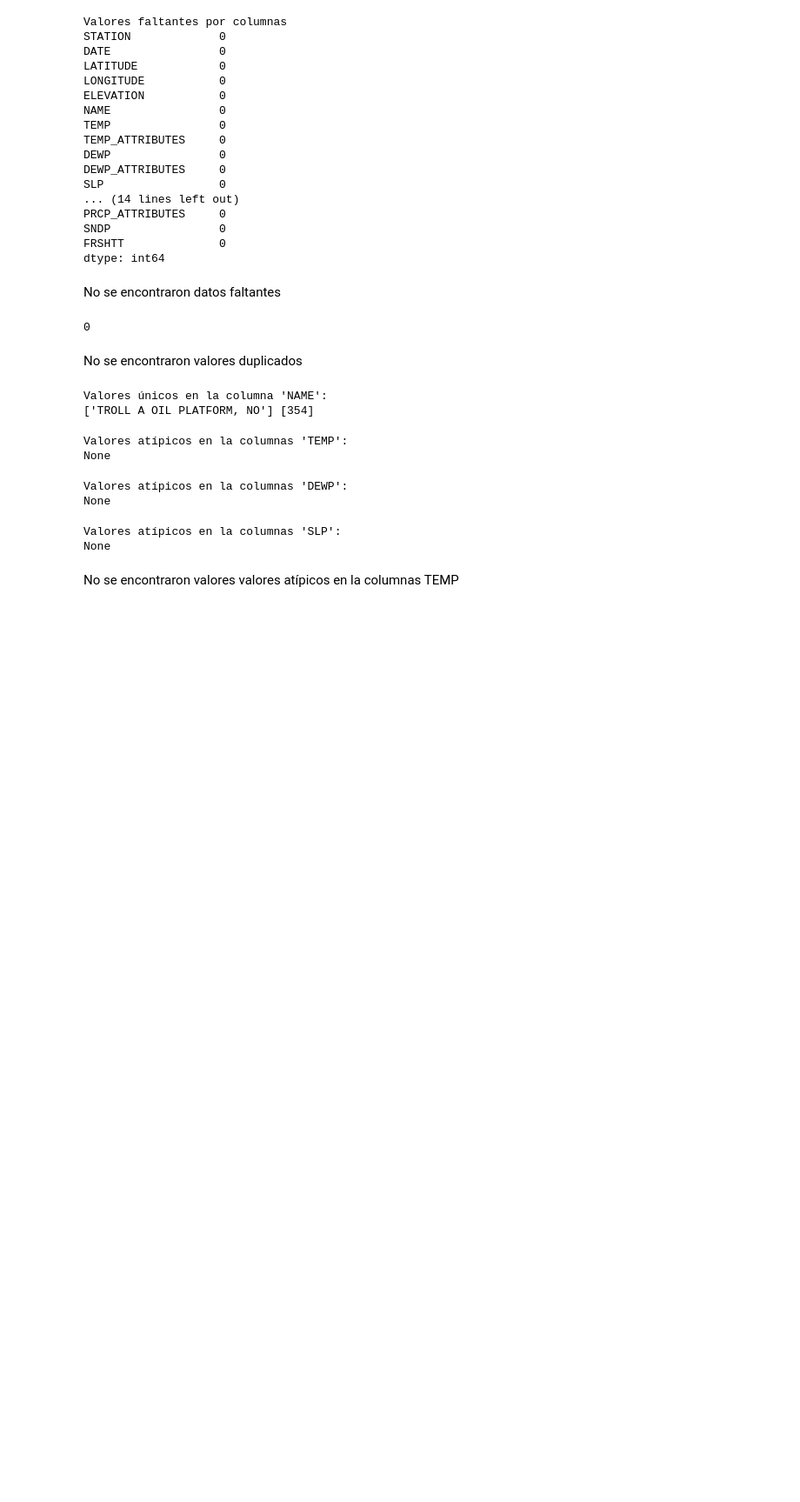
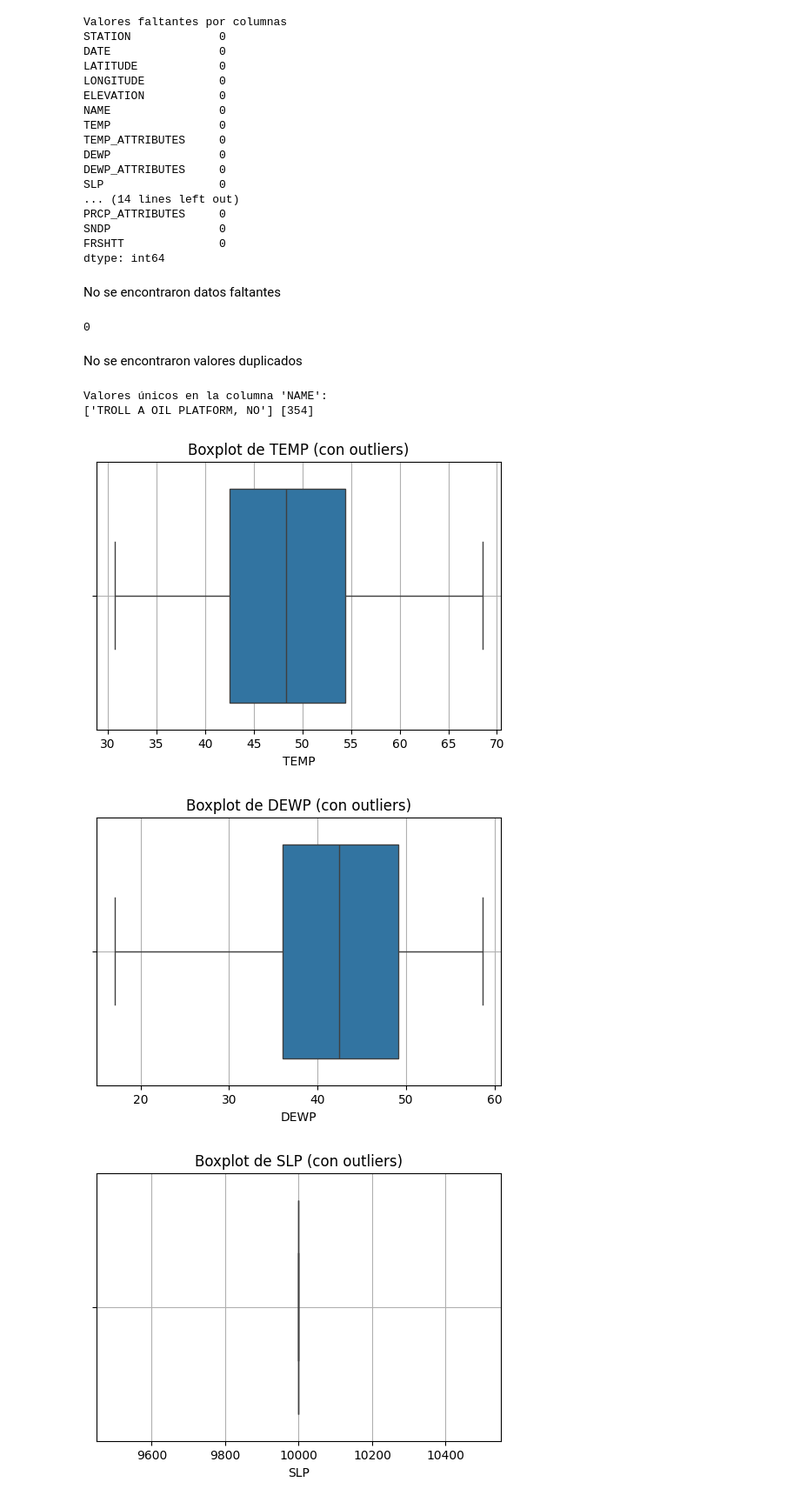
Before and after one commit to SaitoM17/analisis_del_clima_mundial_NOAA, a Jupyter notebook: notebooks/1_exploracion_datos.ipynb, the cells around one changed output. Shown at 87% size. Saved outputs shown, nothing was run; the diff lists cells and outputs as text; code cells hidden in the pictures; blank space fills up the shorter version.

```diff
--- a/notebooks/1_exploracion_datos.ipynb
+++ b/notebooks/1_exploracion_datos.ipynb
@@ -105,23 +107,0 @@ def deteccion_outliers_iqr(data):
-# %%
-outliers_temp = deteccion_outliers_iqr(df_troll_a_2024['TEMP'])
-print("\nValores atípicos en la columnas 'TEMP': ")
-print(outliers_temp)
-# %% [output]
-Valores atípicos en la columnas 'TEMP':
-None
-# %%
-outliers_DEWP = deteccion_outliers_iqr(df_troll_a_2024['DEWP'])
-print("\nValores atípicos en la columnas 'DEWP': ")
-print(outliers_DEWP)
-# %% [output]
-Valores atípicos en la columnas 'DEWP':
-None
-# %%
-outliers_SLP = deteccion_outliers_iqr(df_troll_a_2024['SLP'])
-print("\nValores atípicos en la columnas 'SLP': ")
-print(outliers_SLP)
-# %% [output]
-Valores atípicos en la columnas 'SLP':
-None
-# %% [markdown]
-No se encontraron valores valores atípicos en la columnas TEMP
@@ -127,0 +140,18 @@ No se encontraron valores valores atípicos en la columnas TEMP
+# %%
+columnas_meteorologicas = ['TEMP', 'DEWP', 'SLP', 'STP', 'VISIB', 'WDSP', 'MXSPD', 'GUST', 'MAX', 'MIN']
+
+outliers_detectados = detectar_y_graficar_outliers(df_troll_a_2024, columnas_meteorologicas)
+
+# Mostrar resultados
+if outliers_detectados:
+    print("🔎 Valores atípicos detectados:")
+    for col, info in outliers_detectados.items():
+        print(f"\n📌 Columna: {col}")
+        print(f"  - Cantidad: {info['cantidad']}")
+        print(f"  - Índices: {info['índices']}")
+else:
+    print("✅ No se detectaron valores atípicos en las columnas seleccionadas.")
+# %% [output]
+[figure, added]
+[figure, added]
+[figure, added]
```
Also changed, not shown: parts of 5 cells of this notebook.
